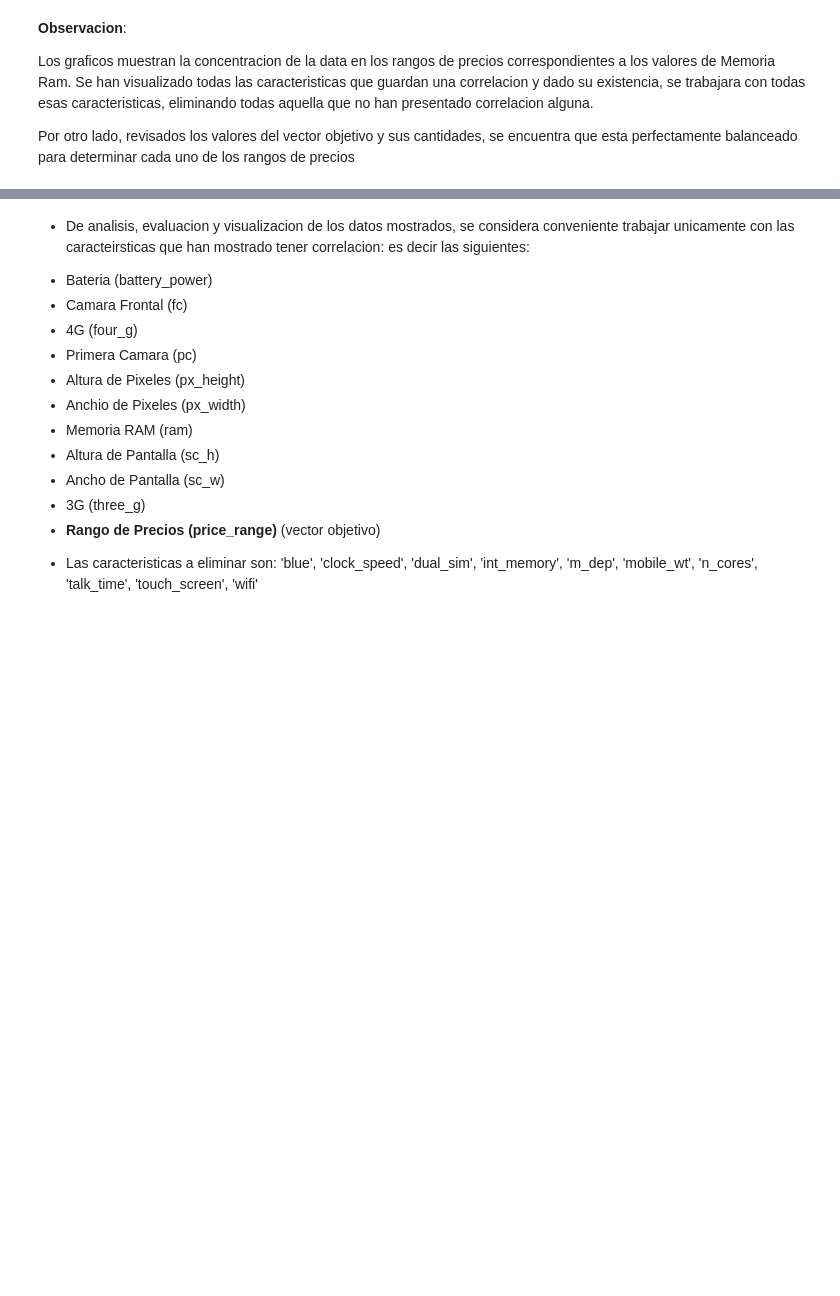
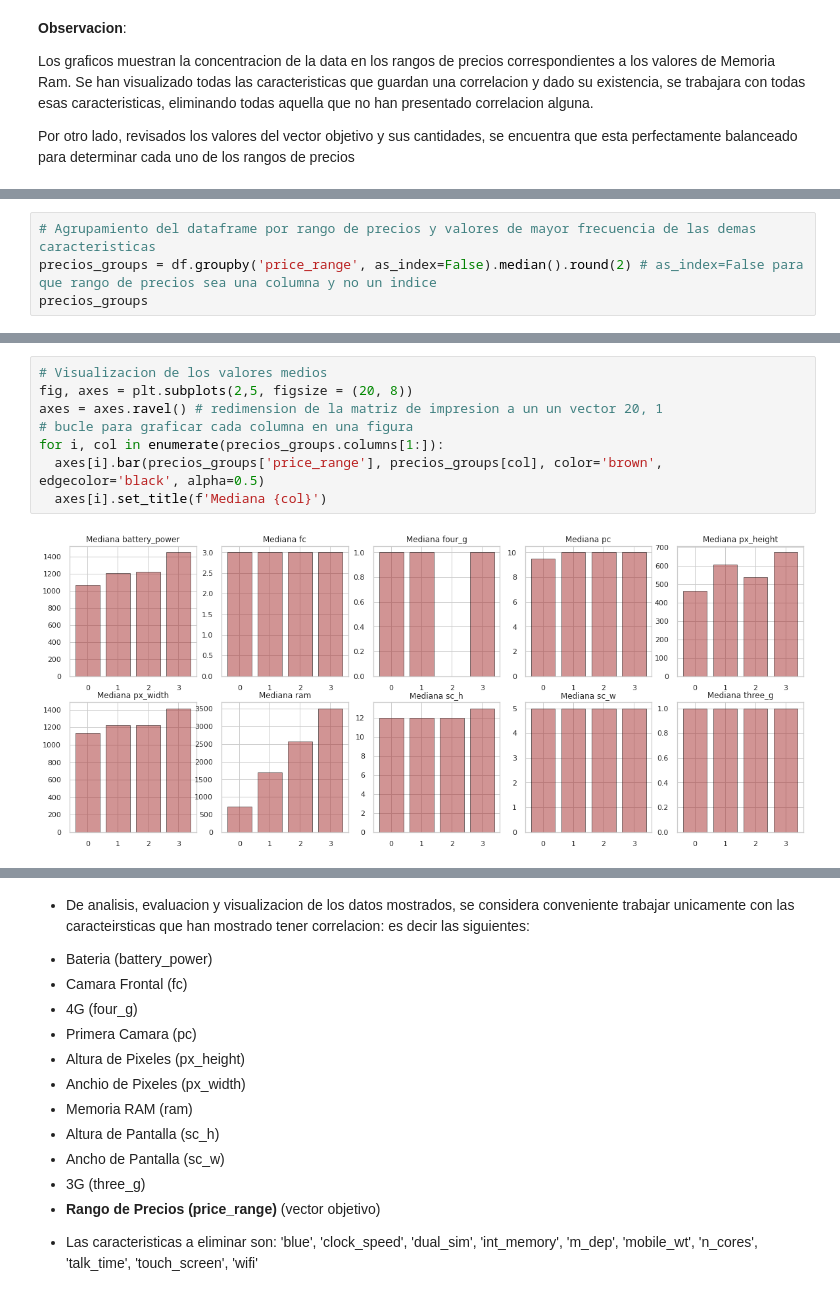
Before and after one commit to jcpalaciosb/Clasificacion_de_Precios, a Jupyter notebook: Mobile_Price_Classification_P3.ipynb, the cells around one changed output, grey strips where cells are left out. Saved outputs shown, nothing was run; the diff lists cells and outputs as text; blank space fills up the shorter version.

```diff
--- a/Mobile_Price_Classification_P3.ipynb
+++ b/Mobile_Price_Classification_P3.ipynb
@@ -454,0 +457,4 @@ Por otro lado, revisados los valores del vector objetivo y sus cantidades, se en
+# %%
+# Agrupamiento del dataframe por rango de precios y valores de mayor frecuencia de las demas caracteristicas
+precios_groups = df.groupby('price_range', as_index=False).median().round(2) # as_index=False para que rango de precios sea una columna y no un indice
+precios_groups
@@ -454,0 +467,10 @@ Por otro lado, revisados los valores del vector objetivo y sus cantidades, se en
+# %%
+# Visualizacion de los valores medios
+fig, axes = plt.subplots(2,5, figsize = (20, 8))
+axes = axes.ravel() # redimension de la matriz de impresion a un un vector 20, 1
+# bucle para graficar cada columna en una figura
+for i, col in enumerate(precios_groups.columns[1:]):
+  axes[i].bar(precios_groups['price_range'], precios_groups[col], color='brown', edgecolor='black', alpha=0.5)
+  axes[i].set_title(f'Mediana {col}')
+# %% [output]
+[figure, added]
```
Also changed, not shown: parts of 5 cells of this notebook.
